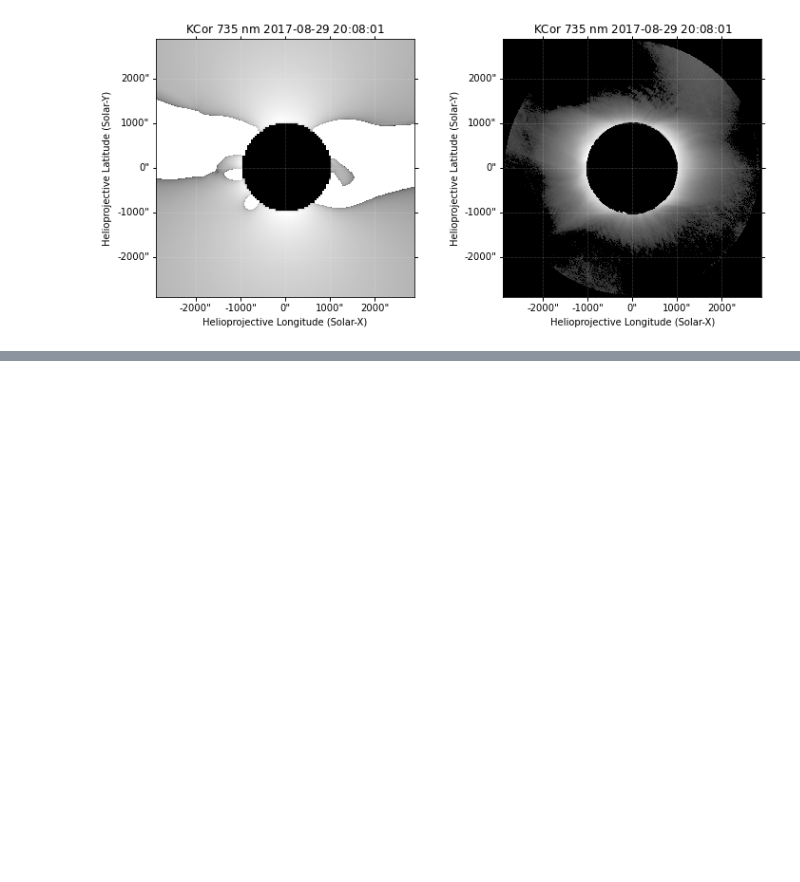
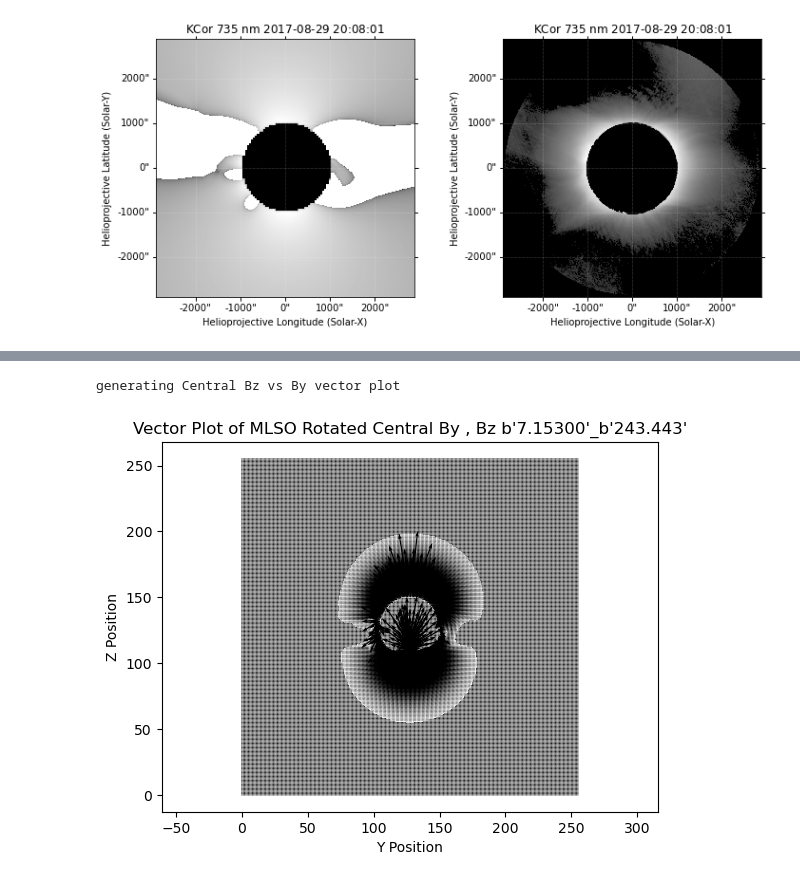
Before and after one commit to crura/CoronaMETRIC, a Jupyter notebook: Jupyter_Notebooks/Coalign PSI_FORWARD with MLSO Images.ipynb, the cells around one changed output, grey strips where cells are left out. Saved outputs shown, nothing was run; the diff lists cells and outputs as text; code cells hidden in the pictures; blank space fills up the shorter version.

```diff
--- a/Jupyter_Notebooks/Coalign PSI_FORWARD with MLSO Images.ipynb
+++ b/Jupyter_Notebooks/Coalign PSI_FORWARD with MLSO Images.ipynb
@@ -838,0 +1051,39 @@ plt.show()
+# %%
+idl_save = readsav(os.path.join(repo_path,'Data/model_parameters.sav'))
+crln_obs_print = idl_save['crln_obs_print']
+crlt_obs_print = idl_save['crlt_obs_print']
+params = str(crlt_obs_print,'utf-8') + '_' +  str(crln_obs_print,'utf-8')
+original_data = readsav(os.path.join(repo_path,'Output',params +'.sav'))
+
+original_dens_2d_center = original_data['dens_2d_center']
+original_dens_integrated_2d = original_data['dens_integrated_2d']
+original_forward_pb_image = original_data['forward_pb_image']
+original_bx_2d_center = original_data['bx_2d_center']
+original_bx_2d_integrated = original_data['bx_2d_integrated']
+original_by_2d_center = original_data['by_2d_center']
+original_by_2d_integrated = original_data['by_2d_integrated']
+original_bz_2d_center = original_data['bz_2d_center']
+original_bz_2d_integrated = original_data['bz_2d_integrated']
+# %%
+print('generating Central Bz vs By vector plot')
+params = str(crlt_obs_print) + '_' +  str(crln_obs_print)
+# define n x n grid with spacing dy, dz
+dy = np.linspace(0,original_by_2d_center.shape[0]-1, original_by_2d_center.shape[0])
+dz = np.linspace(0,original_bz_2d_center.shape[0]-1,original_bz_2d_center.shape[0])
+# make plot large
+mpl.rcParams.update(mpl.rcParamsDefault)
+# widths = np.linspace(0,500,by_central_coaligned.size)
+plt.quiver(dy,dz,original_by_2d_center,original_bz_2d_center,linewidths=widths) #Make B_x, B_y the x and y directions of each field vector
+# zoom in plot
+plt.axis('equal')
+# plt.xlim(600,300)
+# plt.ylim(600,300)
+# make title
+plt.title('Vector Plot of MLSO Rotated Central By , Bz ' + params)
+plt.xlabel('Y Position')
+plt.ylabel('Z Position')
+plt.show()
+plt.close()
+# %% [output]
+generating Central Bz vs By vector plot
+[figure, added]
```
Also changed, not shown: parts of 27 cells of this notebook.
